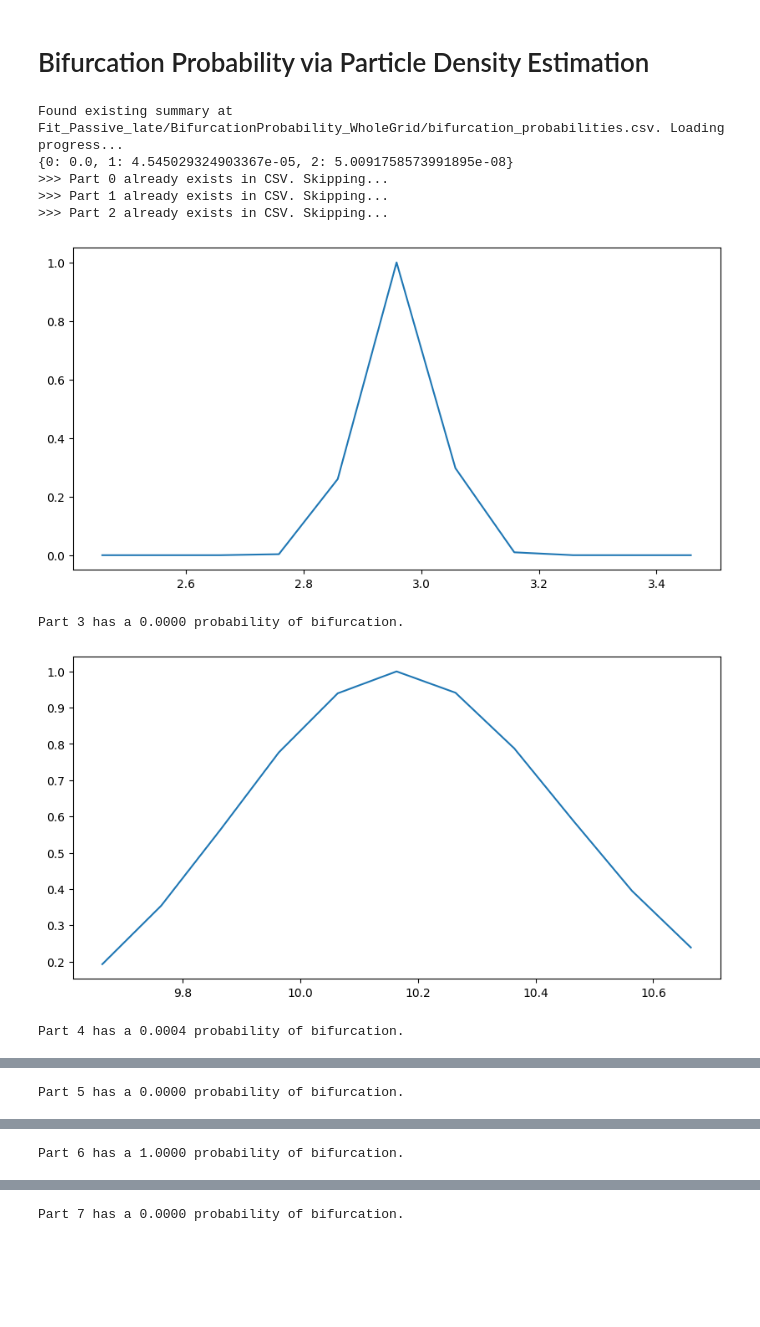
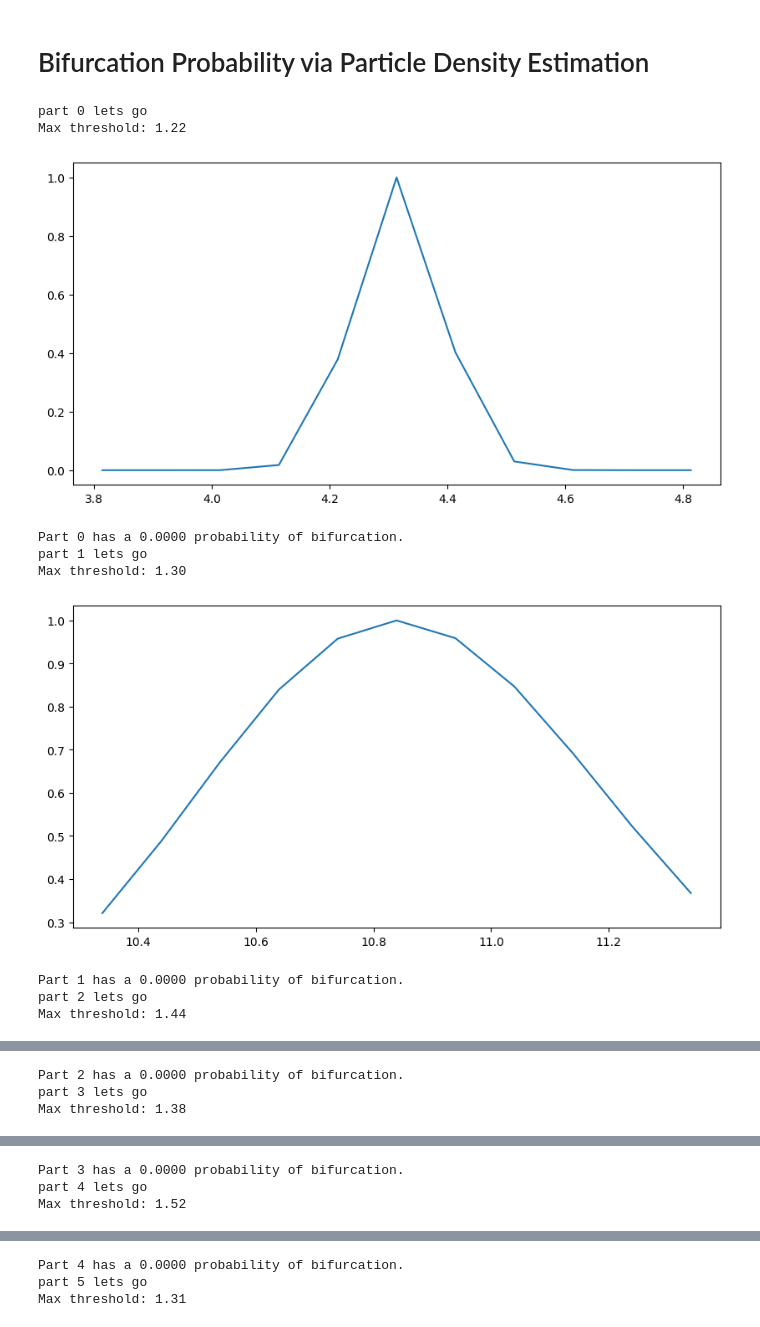
Before and after one commit to ThoHardy/SOUNDMODEL, a Jupyter notebook: BifurcationProbability_Passive_late.ipynb, the cells around one changed output, grey strips where cells are left out. Saved outputs shown, nothing was run; the diff lists cells and outputs as text; code cells hidden in the pictures; blank space fills up the shorter version.

```diff
--- a/BifurcationProbability_Passive_late.ipynb
+++ b/BifurcationProbability_Passive_late.ipynb
@@ -37,7 +37,7 @@ def is_bifurcation(delta_x_list):
 # %%
 task = "Passive"
 file_path = Path(f'Fit_{task}_late')
-sub_file_path = "BifurcationProbability_WholeGrid"
+sub_file_path = "BifurcationProbability_Bounded"
 
 # Define the summary path clearly and load existing progress
 summary_path = file_path / sub_file_path / "bifurcation_probabilities.csv"
@@ -51,6 +51,7 @@ else:
 
 
 for part in range(20):
+    print(f'part {part} lets go')
 
     # --- SKIP if already processed ---
     if part in bifurcation_prob:
@@ -71,18 +72,18 @@ for part in range(20):
     one_input = np.concatenate((np.zeros(75), np.ones(25), np.zeros(150)))
     input_train = {cat: np.stack([one_input for _ in range(state_train[cat].shape[0])]) for cat in categories}
 
+    # --- Define upper bound for threshold parameter ---
+    max_threshold = np.percentile(state_train[n_categories-1], 90)
+    print(f"Max threshold: {max_threshold:.2f}")
+
     # --- Load Parent Parameters ---
     gainmodul_parent = lead.model.StratifiedGainModulation(
         tau=10, process_noise=0.1, measure_noise=0.1, threshold=1, sharpness=5)
     param_path = file_path / f"GainModulatedModel_part{part}_params"
     gainmodul_parent.load_params(param_path)
 
-    # --- Define Ranges (WITH BROUILLON) ---
-    thresh_range = np.linspace(0, 2, 20)
-    # if gainmodul_parent.tau < 3:
-    #     tau_range = np.linspace(1.5, 4.5, 50)
-    # else:
-    #     tau_range = np.linspace(gainmodul_parent.tau - 1.5, gainmodul_parent.tau + 1.5, 50)
+    # --- Define Ranges ---
+    thresh_range = np.linspace(0, 2, 10) # thresh_range = np.linspace(0, 2, 20)
     if gainmodul_parent.tau < 2:
         tau_range = np.linspace(1.5, 2.5, 11)
     else:
@@ -131,6 +132,12 @@ for part in range(20):
         ll_this_tau = ll_list_tau[idx_tau]
 
         for idx_th, threshold in enumerate(thresh_range): # Inner loop over threshold
+
+            # --- Filter out when threshold > max_threshold ---
+            if threshold > max_threshold:
+                ll_array[idx_tau, idx_th] = -np.inf  # Assign very low likelihood
+                bif_array[idx_tau, idx_th] = 0  # No bifurcation
+                continue
 
             # A. Fit gain and input_weight for this specific (tau, threshold) combo
             ll_local = 0
@@ -216,39 +223,40 @@ for part in range(20):
     # thresh_range (x-axis), tau_range (y-axis)
     X, Y = np.meshgrid(thresh_range, tau_range)
 
     # 1. Plot Heatmap of Likelihood
     # Using pcolormesh for the heatmap
     pcm = plt.pcolormesh(X, Y, likelihood, shading='auto', cmap='viridis')
     plt.colorbar(pcm, label='Relative Likelihood')
 
     # 2. Plot Contour of Bifurcation Boundary
     # We draw a line at 0.5 (since bif_array is 0 or 1) to show the border
     # colors='red' makes the bifurcation line distinct
     if np.any(bif_array) and not np.all(bif_array):
         CS = plt.contour(X, Y, bif_array, levels=[0.5], colors='red', linewidths=2)
         # Create a proxy artist for the legend
         from matplotlib.lines import Line2D
         proxy_line = Line2D([0], [0], color='red', linewidth=2, label='Bifurcation Boundary')
         plt.legend(handles=[proxy_line], loc='upper right')
     elif np.all(bif_array):
         plt.title(f"Part {part} (All Bifurcation)")
     else:
         plt.title(f"Part {part} (No Bifurcation)")
 
     plt.title(f'Parameter Space: Tau vs Threshold - Part {part}\nWeighted Bifurcation Prob: {proba:.3f}')
     plt.xlabel('Threshold')
     plt.ylabel('Tau')
 
     # Save plot
     plt.savefig(file_path / sub_file_path / f"2D_likelihood_part{part}_{task}.png")
     plt.close()
 # %% [output]
-Found existing summary at Fit_Passive_late/BifurcationProbability_WholeGrid/bifurcation_probabilities.csv. Loading progress...
-{0: 0.0, 1: 4.545029324903367e-05, 2: 5.0091758573991895e-08}
->>> Part 0 already exists in CSV. Skipping...
->>> Part 1 already exists in CSV. Skipping...
->>> Part 2 already exists in CSV. Skipping...
+part 0 lets go
+Max threshold: 1.22
-[figure, old version]
+[figure, new version]
-Part 3 has a 0.0000 probability of bifurcation.
+Part 0 has a 0.0000 probability of bifurcation.
+part 1 lets go
+Max threshold: 1.30
-[figure, old version]
+[figure, new version]
-Part 4 has a 0.0004 probability of bifurcation.
+Part 1 has a 0.0000 probability of bifurcation.
+part 2 lets go
+Max threshold: 1.44
@@ -256 +264,3 @@ Part 4 has a 0.0004 probability of bifurcation.
-Part 5 has a 0.0000 probability of bifurcation.
+Part 2 has a 0.0000 probability of bifurcation.
+part 3 lets go
+Max threshold: 1.38
@@ -258 +268,3 @@ Part 5 has a 0.0000 probability of bifurcation.
-Part 6 has a 1.0000 probability of bifurcation.
+Part 3 has a 0.0000 probability of bifurcation.
+part 4 lets go
+Max threshold: 1.52
@@ -260 +272,3 @@ Part 6 has a 1.0000 probability of bifurcation.
-Part 7 has a 0.0000 probability of bifurcation.
+Part 4 has a 0.0000 probability of bifurcation.
+part 5 lets go
+Max threshold: 1.31
```
Also changed, not shown: parts of 1 cell of this notebook, 8 other files.
